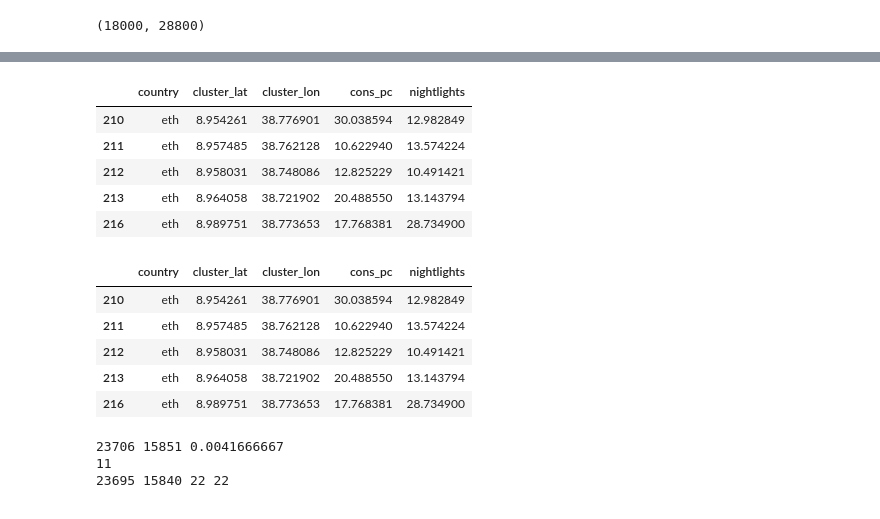
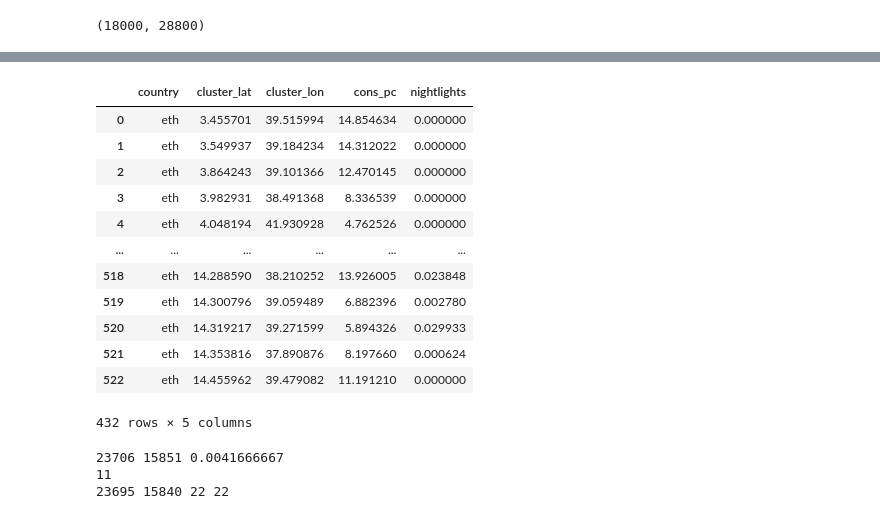
Before and after one commit to ladis-jil/Predicting-Economic-Activity-Satelite-Imagery, a Jupyter notebook: test_notebook.ipynb, the cells around one changed output, grey strips where cells are left out. Saved outputs shown, nothing was run; the diff lists cells and outputs as text; code cells hidden in the pictures.

Commit message:
ready X data

```diff
--- a/test_notebook.ipynb
+++ b/test_notebook.ipynb
@@ -160,10 +178,19 @@ See the caveats in the documentation: https://pandas.pydata.org/pandas-docs/stab
 # %%
-filtered_df.head()
+data.to_csv('raw_data/ethiopia_10_by_10_ready.csv', index=False)
-# %% [output]
-|  | country | cluster_lat | cluster_lon | cons_pc | nightlights |
-| 210 | eth | 8.954261 | 38.776901 | 30.038594 | 12.982849 |
-| 211 | eth | 8.957485 | 38.762128 | 10.622940 | 13.574224 |
-| 212 | eth | 8.958031 | 38.748086 | 12.825229 | 10.491421 |
-| 213 | eth | 8.964058 | 38.721902 | 20.488550 | 13.143794 |
-| 216 | eth | 8.989751 | 38.773653 | 17.768381 | 28.734900 |
+# %%
+data[data["nightlights"] <= 0.5]
+# %% [output]
+|  | country | cluster_lat | cluster_lon | cons_pc | nightlights |
+| 0 | eth | 3.455701 | 39.515994 | 14.854634 | 0.000000 |
+| 1 | eth | 3.549937 | 39.184234 | 14.312022 | 0.000000 |
+| 2 | eth | 3.864243 | 39.101366 | 12.470145 | 0.000000 |
+| 3 | eth | 3.982931 | 38.491368 | 8.336539 | 0.000000 |
+| 4 | eth | 4.048194 | 41.930928 | 4.762526 | 0.000000 |
+| ... | ... | ... | ... | ... | ... |
+| 518 | eth | 14.288590 | 38.210252 | 13.926005 | 0.023848 |
+| 519 | eth | 14.300796 | 39.059489 | 6.882396 | 0.002780 |
+| 520 | eth | 14.319217 | 39.271599 | 5.894326 | 0.029933 |
+| 521 | eth | 14.353816 | 37.890876 | 8.197660 | 0.000624 |
+| 522 | eth | 14.455962 | 39.479082 | 11.191210 | 0.000000 |
+432 rows × 5 columns
 # %%
@@ -254,15 +281,6 @@ filtered_df.head()
 # df_eth_download.info()
 # %%
 # df_eth_download["nightlights"].hist(bins=50)
-# %%
-filtered_df.head()
-# %% [output]
-|  | country | cluster_lat | cluster_lon | cons_pc | nightlights |
-| 210 | eth | 8.954261 | 38.776901 | 30.038594 | 12.982849 |
-| 211 | eth | 8.957485 | 38.762128 | 10.622940 | 13.574224 |
-| 212 | eth | 8.958031 | 38.748086 | 12.825229 | 10.491421 |
-| 213 | eth | 8.964058 | 38.721902 | 20.488550 | 13.143794 |
-| 216 | eth | 8.989751 | 38.773653 | 17.768381 | 28.734900 |
 # %%
 def extract_subimage(src, lat, lon, km_per_pixel):
     """
```
Also changed, not shown: parts of 15 cells of this notebook, 4 other files.
